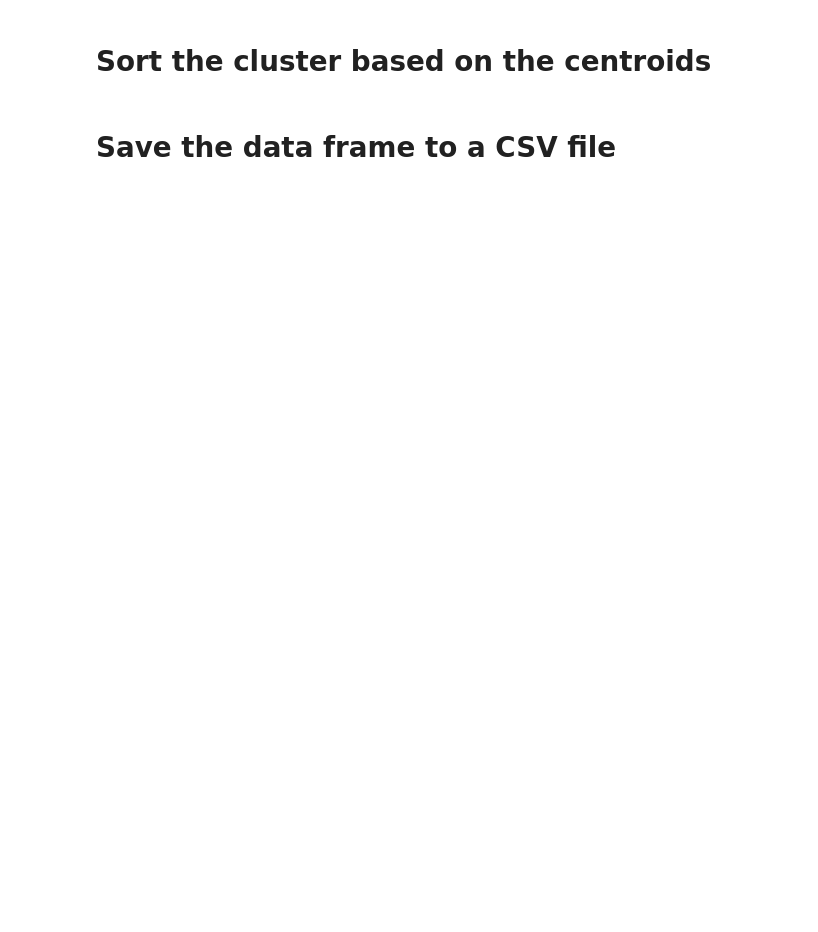
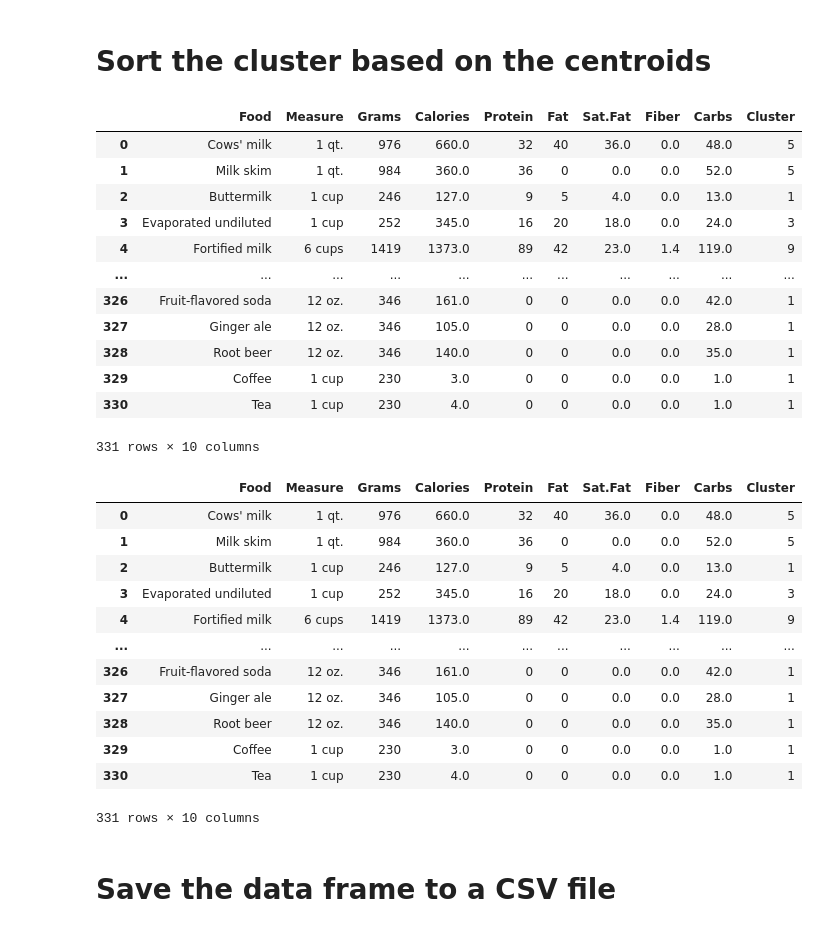
Before and after one commit to PansiluAW/diaTracker-project, a Jupyter notebook: BackEnd_DiaTracker/MachineLearningComponent/Food Recommendation/Food_Recommendation_DiaTracker Project.ipynb, the cells around one changed output. Drawn from its saved outputs; the diff is of its cells as text; code cells hidden in the pictures; blank space fills up the shorter version.

```diff
--- a/BackEnd_DiaTracker/MachineLearningComponent/Food Recommendation/Food_Recommendation_DiaTracker Project.ipynb
+++ b/BackEnd_DiaTracker/MachineLearningComponent/Food Recommendation/Food_Recommendation_DiaTracker Project.ipynb
@@ -278,9 +440,39 @@ dtype: int64
 # %% [markdown]
 # Sort the cluster based on the centroids
-# %%
-centroids = centroids.sort_values(by='Calories')
-# %%
-centroids['Cluster'] = range(0,10)
+# %%
+centroids_sorted = centroids.sort_values(by='Calories')
+clusters_sorted = pd.DataFrame({'Cluster': range(len(centroids_sorted))})
+clusters_sorted.index = centroids_sorted.index
+data_frame['Cluster'] = data_frame['Cluster'].map(clusters_sorted['Cluster'])
+# %%
+data_frame
+# %% [output]
+|  | Food | Measure | Grams | Calories | Protein | Fat | Sat.Fat | Fiber | Carbs | Cluster |
+| 0 | Cows' milk | 1 qt. | 976 | 660.0 | 32 | 40 | 36.0 | 0.0 | 48.0 | 5 |
+| 1 | Milk skim | 1 qt. | 984 | 360.0 | 36 | 0 | 0.0 | 0.0 | 52.0 | 5 |
+| 2 | Buttermilk | 1 cup | 246 | 127.0 | 9 | 5 | 4.0 | 0.0 | 13.0 | 1 |
+| 3 | Evaporated undiluted | 1 cup | 252 | 345.0 | 16 | 20 | 18.0 | 0.0 | 24.0 | 3 |
+| 4 | Fortified milk | 6 cups | 1419 | 1373.0 | 89 | 42 | 23.0 | 1.4 | 119.0 | 9 |
+| ... | ... | ... | ... | ... | ... | ... | ... | ... | ... | ... |
+| 326 | Fruit-flavored soda | 12 oz. | 346 | 161.0 | 0 | 0 | 0.0 | 0.0 | 42.0 | 1 |
+| 327 | Ginger ale | 12 oz. | 346 | 105.0 | 0 | 0 | 0.0 | 0.0 | 28.0 | 1 |
+| 328 | Root beer | 12 oz. | 346 | 140.0 | 0 | 0 | 0.0 | 0.0 | 35.0 | 1 |
+| 329 | Coffee | 1 cup | 230 | 3.0 | 0 | 0 | 0.0 | 0.0 | 1.0 | 1 |
+| 330 | Tea | 1 cup | 230 | 4.0 | 0 | 0 | 0.0 | 0.0 | 1.0 | 1 |
+331 rows × 10 columns
+|  | Food | Measure | Grams | Calories | Protein | Fat | Sat.Fat | Fiber | Carbs | Cluster |
+| 0 | Cows' milk | 1 qt. | 976 | 660.0 | 32 | 40 | 36.0 | 0.0 | 48.0 | 5 |
+| 1 | Milk skim | 1 qt. | 984 | 360.0 | 36 | 0 | 0.0 | 0.0 | 52.0 | 5 |
+| 2 | Buttermilk | 1 cup | 246 | 127.0 | 9 | 5 | 4.0 | 0.0 | 13.0 | 1 |
+| 3 | Evaporated undiluted | 1 cup | 252 | 345.0 | 16 | 20 | 18.0 | 0.0 | 24.0 | 3 |
+| 4 | Fortified milk | 6 cups | 1419 | 1373.0 | 89 | 42 | 23.0 | 1.4 | 119.0 | 9 |
+| ... | ... | ... | ... | ... | ... | ... | ... | ... | ... | ... |
+| 326 | Fruit-flavored soda | 12 oz. | 346 | 161.0 | 0 | 0 | 0.0 | 0.0 | 42.0 | 1 |
+| 327 | Ginger ale | 12 oz. | 346 | 105.0 | 0 | 0 | 0.0 | 0.0 | 28.0 | 1 |
+| 328 | Root beer | 12 oz. | 346 | 140.0 | 0 | 0 | 0.0 | 0.0 | 35.0 | 1 |
+| 329 | Coffee | 1 cup | 230 | 3.0 | 0 | 0 | 0.0 | 0.0 | 1.0 | 1 |
+| 330 | Tea | 1 cup | 230 | 4.0 | 0 | 0 | 0.0 | 0.0 | 1.0 | 1 |
+331 rows × 10 columns
 # %% [markdown]
 # Save the data frame to a CSV file
 # %%
```
Also changed, not shown: parts of 18 cells of this notebook, 1 other file.
